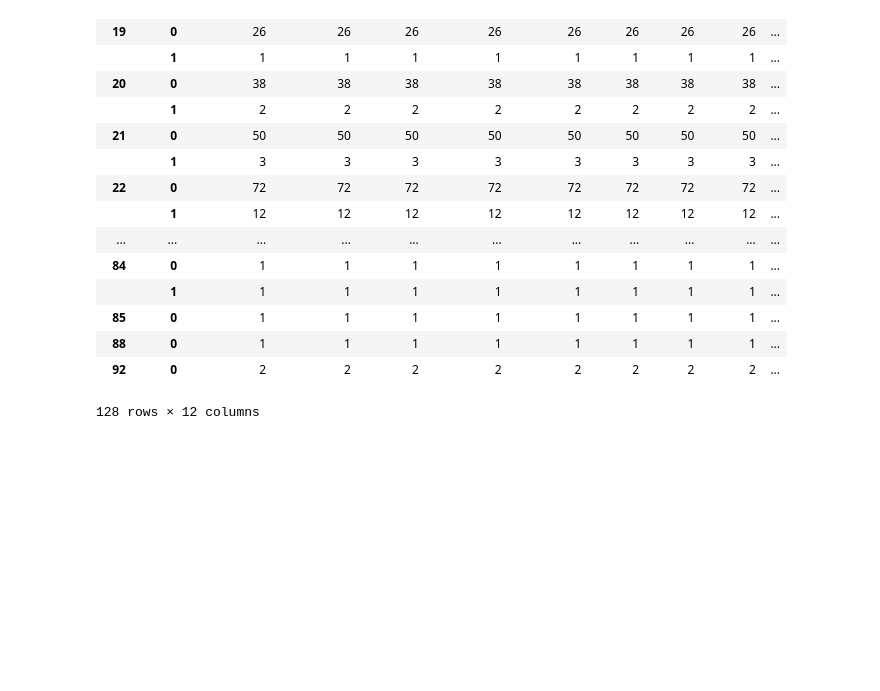
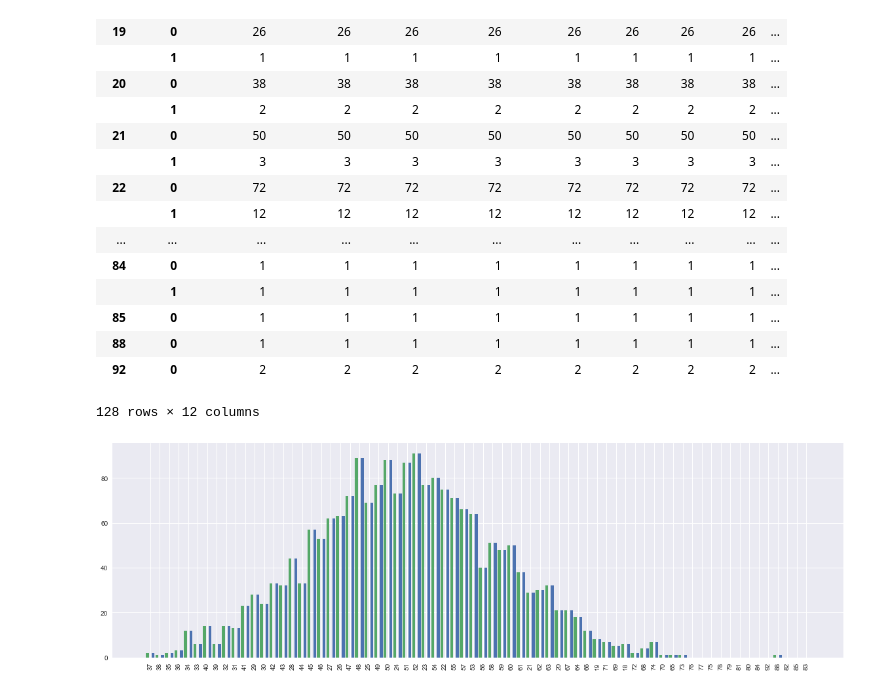
Before and after one commit to hima888/Churn-Modelling, a Jupyter notebook: Churn-Modelling.ipynb, the cells around one changed output. Saved outputs shown, nothing was run; the diff lists cells and outputs as text; code cells hidden in the pictures; blank space fills up the shorter version.

```diff
--- a/Churn-Modelling.ipynb
+++ b/Churn-Modelling.ipynb
@@ -229,3 +230,18 @@ v
 | 88 | 0 | 1 | 1 | 1 | 1 | 1 | 1 | 1 | 1 | ... |
 | 92 | 0 | 2 | 2 | 2 | 2 | 2 | 2 | 2 | 2 | ... |
 128 rows × 12 columns
+# %%
+df.rename(columns=lambda x:x.lower(),inplace = True)
+
+x = df.groupby('age').exited.sum()
+
+nx = df.groupby('age').exited.count() - x
+plt.figure(figsize=(20,6))
+pins = np.array(range(len(x)))
+w = 0.3
+plt.bar(pins+w,x,width=w)
+plt.bar(pins-w,x,width=w)
+
+plt.xticks(pins,df['age'].value_counts().index,rotation='vertical');
+# %% [output]
+[figure, added]
```
Also changed, not shown: parts of 1 cell of this notebook.
